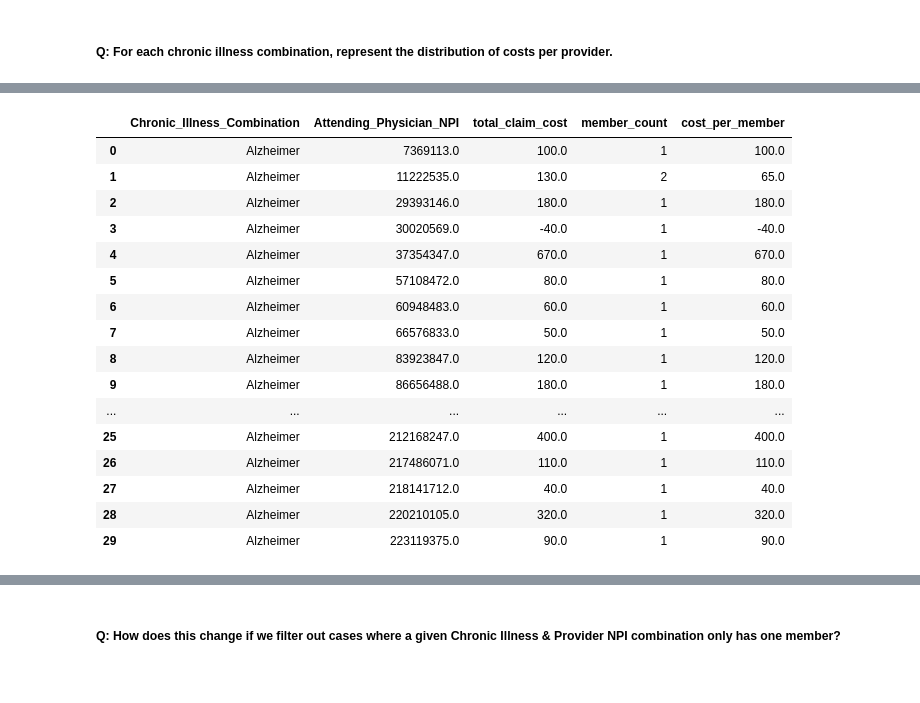
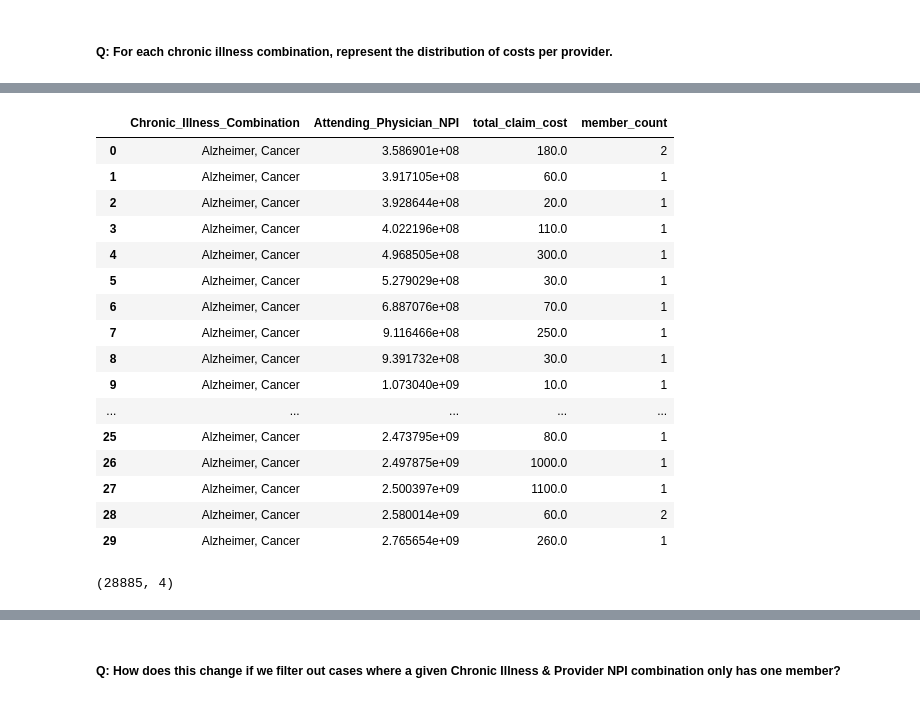
Before and after one commit to rameshs-data/Chronic_Care_Cost_Benchmarking, a Jupyter notebook: notebook/1_EDA.ipynb, the cells around one changed output, grey strips where cells are left out. Drawn from its saved outputs; the diff is of its cells as text; code cells hidden in the pictures.

```diff
--- a/notebook/1_EDA.ipynb
+++ b/notebook/1_EDA.ipynb
@@ -1361,0 +1366,2 @@ combined_df['Total_Claim_Cost'] = combined_df[cost_columns].sum(axis=1)
+# %%
+combined_df = combined_df[combined_df.Chronic_Illness_Count == 2]
@@ -1402,19 +1448,4 @@ provider_costs.head()
 provider_costs_by_illness = combined_df.groupby(['Chronic_Illness_Combination', 'Attending_Physician_NPI']).agg(
     total_claim_cost=pd.NamedAgg(column='Total_Claim_Cost', aggfunc='sum'),
     member_count=pd.NamedAgg(column='Beneficiary_ID', aggfunc='count')
-)
-
-# Step 2: Calculate cost per member
-provider_costs_by_illness['cost_per_member'] = provider_costs_by_illness['total_claim_cost'] / provider_costs_by_illness['member_count']
-
-# Step 3: Reset index to flatten the dataframe for easier plotting
-provider_costs_by_illness_reset = provider_costs_by_illness.reset_index()
-
-# Step 4: Visualize the distribution of costs per provider for each chronic illness combination
-plt.figure(figsize=(12, 6))
-sns.boxplot(data=provider_costs_by_illness_reset, x='Chronic_Illness_Combination', y='cost_per_member')
-plt.xticks(rotation=90)  # Rotate labels for better readability
-plt.title('Distribution of Cost per Provider for Each Chronic Illness Combination')
-plt.xlabel('Chronic Illness Combination')
-plt.ylabel('Cost per Member')
-plt.show()
+).reset_index()
@@ -1423,22 +1452,26 @@ plt.show()
 # %%
-provider_costs_by_illness_reset.head(30)
+provider_costs_by_illness.head(30)
 # %% [output]
-|  | Chronic_Illness_Combination | Attending_Physician_NPI | total_claim_cost | member_count | cost_per_member |
-| 0 | Alzheimer | 7369113.0 | 100.0 | 1 | 100.0 |
-| 1 | Alzheimer | 11222535.0 | 130.0 | 2 | 65.0 |
-| 2 | Alzheimer | 29393146.0 | 180.0 | 1 | 180.0 |
-| 3 | Alzheimer | 30020569.0 | -40.0 | 1 | -40.0 |
-| 4 | Alzheimer | 37354347.0 | 670.0 | 1 | 670.0 |
-| 5 | Alzheimer | 57108472.0 | 80.0 | 1 | 80.0 |
-| 6 | Alzheimer | 60948483.0 | 60.0 | 1 | 60.0 |
-| 7 | Alzheimer | 66576833.0 | 50.0 | 1 | 50.0 |
-| 8 | Alzheimer | 83923847.0 | 120.0 | 1 | 120.0 |
-| 9 | Alzheimer | 86656488.0 | 180.0 | 1 | 180.0 |
-| ... | ... | ... | ... | ... | ... |
-| 25 | Alzheimer | 212168247.0 | 400.0 | 1 | 400.0 |
-| 26 | Alzheimer | 217486071.0 | 110.0 | 1 | 110.0 |
-| 27 | Alzheimer | 218141712.0 | 40.0 | 1 | 40.0 |
-| 28 | Alzheimer | 220210105.0 | 320.0 | 1 | 320.0 |
-| 29 | Alzheimer | 223119375.0 | 90.0 | 1 | 90.0 |
+|  | Chronic_Illness_Combination | Attending_Physician_NPI | total_claim_cost | member_count |
+| 0 | Alzheimer, Cancer | 3.586901e+08 | 180.0 | 2 |
+| 1 | Alzheimer, Cancer | 3.917105e+08 | 60.0 | 1 |
+| 2 | Alzheimer, Cancer | 3.928644e+08 | 20.0 | 1 |
+| 3 | Alzheimer, Cancer | 4.022196e+08 | 110.0 | 1 |
+| 4 | Alzheimer, Cancer | 4.968505e+08 | 300.0 | 1 |
+| 5 | Alzheimer, Cancer | 5.279029e+08 | 30.0 | 1 |
+| 6 | Alzheimer, Cancer | 6.887076e+08 | 70.0 | 1 |
+| 7 | Alzheimer, Cancer | 9.116466e+08 | 250.0 | 1 |
+| 8 | Alzheimer, Cancer | 9.391732e+08 | 30.0 | 1 |
+| 9 | Alzheimer, Cancer | 1.073040e+09 | 10.0 | 1 |
+| ... | ... | ... | ... | ... |
+| 25 | Alzheimer, Cancer | 2.473795e+09 | 80.0 | 1 |
+| 26 | Alzheimer, Cancer | 2.497875e+09 | 1000.0 | 1 |
+| 27 | Alzheimer, Cancer | 2.500397e+09 | 1100.0 | 1 |
+| 28 | Alzheimer, Cancer | 2.580014e+09 | 60.0 | 2 |
+| 29 | Alzheimer, Cancer | 2.765654e+09 | 260.0 | 1 |
+# %%
+provider_costs_by_illness.shape
+# %% [output]
+(28885, 4)
 # %%
 # Sort by cost per member in descending order
```
Also changed, not shown: parts of 17 cells of this notebook.
